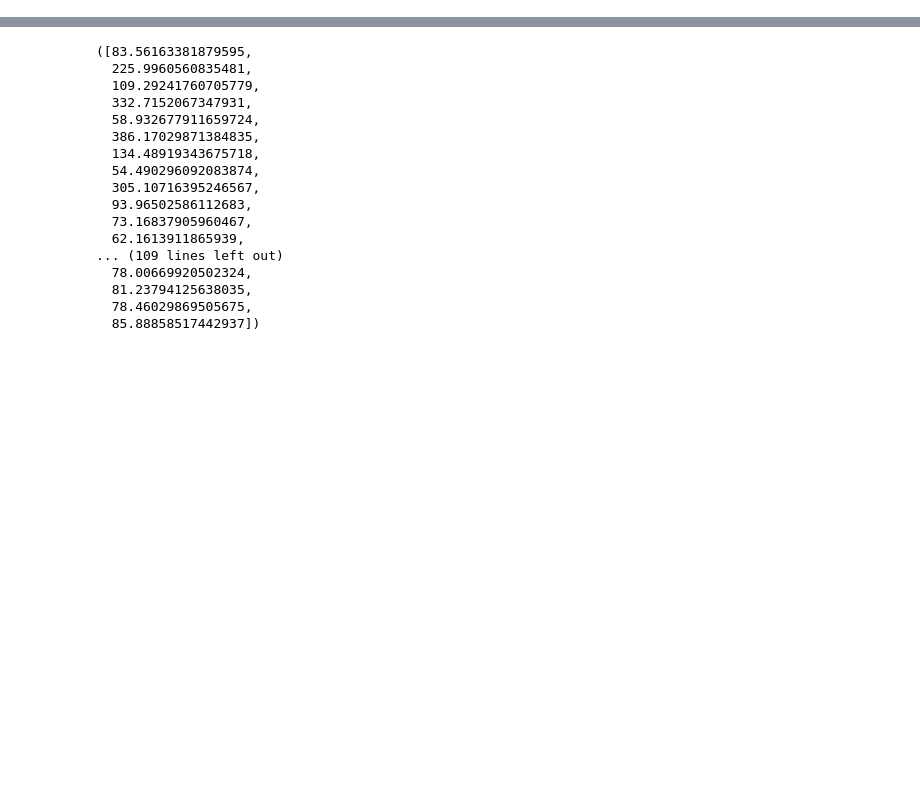
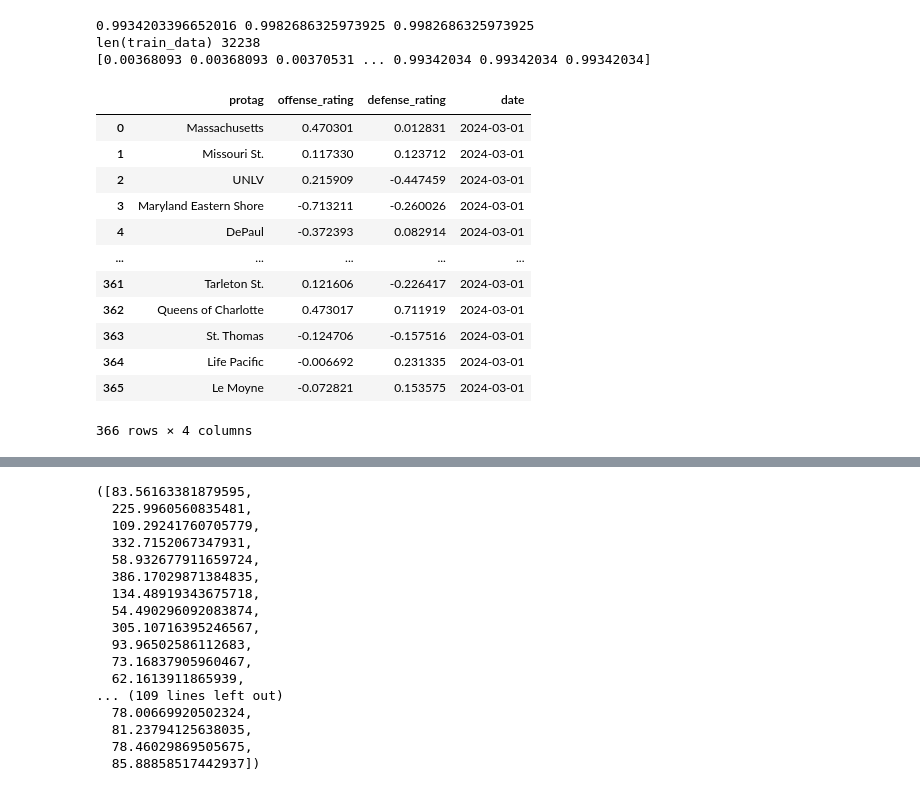
Before and after one commit to btatkinson/oddsmaker, a Jupyter notebook: notebooks/MasseyOpt.ipynb, the cells around one changed output, grey strips where cells are left out. Cells and saved outputs as stored; diff of their text form; code cells hidden in the pictures; blank space fills up the shorter version.

```diff
--- a/notebooks/MasseyOpt.ipynb
+++ b/notebooks/MasseyOpt.ipynb
@@ -436,0 +334,20 @@ off_halflifes, def_halflifes, optimal_meta_halflife, l2s, corrs = MO.run_full_ti
+# %%
+ratings = MO.get_ratings_for_dates([pd.to_datetime('03-01-2024')], 105, 400, 400, 0.22, max_lookback=365*2.5)
+ratings
+# %% [output]
+0.9934203396652016 0.9982686325973925 0.9982686325973925
+len(train_data) 32238
+[0.00368093 0.00368093 0.00370531 ... 0.99342034 0.99342034 0.99342034]
+|  | protag | offense_rating | defense_rating | date |
+| 0 | Massachusetts | 0.470301 | 0.012831 | 2024-03-01 |
+| 1 | Missouri St. | 0.117330 | 0.123712 | 2024-03-01 |
+| 2 | UNLV | 0.215909 | -0.447459 | 2024-03-01 |
+| 3 | Maryland Eastern Shore | -0.713211 | -0.260026 | 2024-03-01 |
+| 4 | DePaul | -0.372393 | 0.082914 | 2024-03-01 |
+| ... | ... | ... | ... | ... |
+| 361 | Tarleton St. | 0.121606 | -0.226417 | 2024-03-01 |
+| 362 | Queens of Charlotte | 0.473017 | 0.711919 | 2024-03-01 |
+| 363 | St. Thomas | -0.124706 | -0.157516 | 2024-03-01 |
+| 364 | Life Pacific | -0.006692 | 0.231335 | 2024-03-01 |
+| 365 | Le Moyne | -0.072821 | 0.153575 | 2024-03-01 |
+366 rows × 4 columns
```
Also changed, not shown: parts of 16 cells of this notebook.
